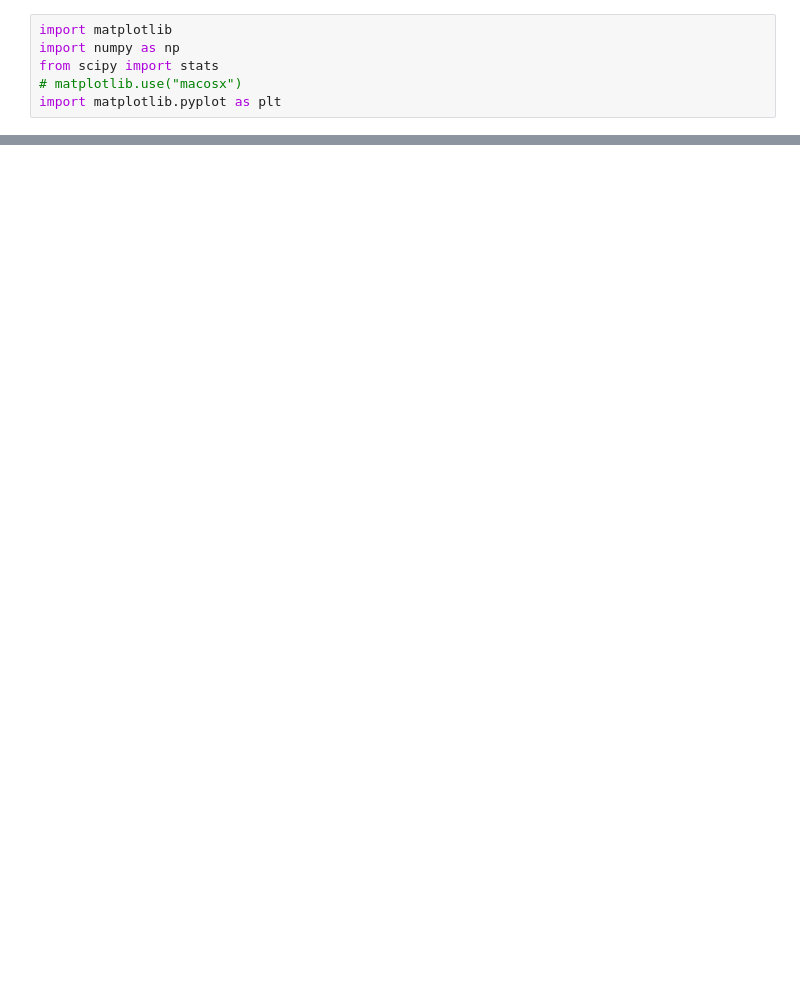
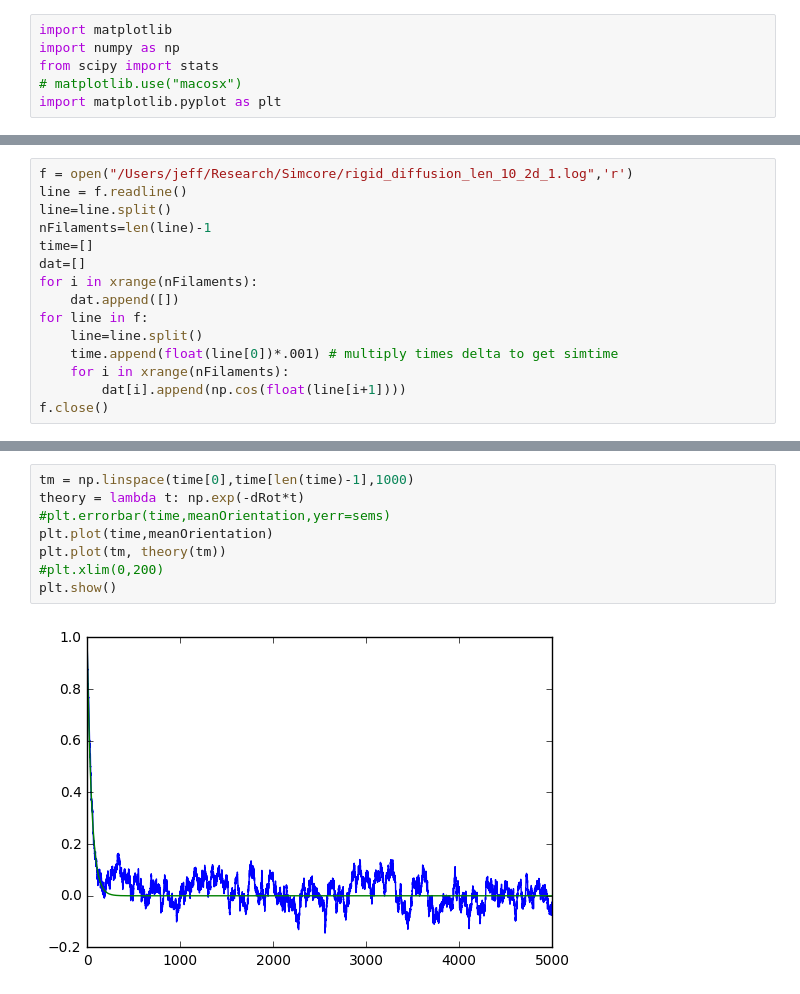
Before and after one commit to jeffmm/simcore, a Jupyter notebook: scripts/PlotDiffusion.ipynb, the cells around one changed output, grey strips where cells are left out. Saved outputs shown, nothing was run; the diff lists cells and outputs as text; blank space fills up the shorter version.

```diff
--- a/scripts/PlotDiffusion.ipynb
+++ b/scripts/PlotDiffusion.ipynb
@@ -50,0 +55,15 @@ theory: 0.0103616329185
+# %%
+f = open("/Users/jeff/Research/Simcore/rigid_diffusion_len_10_2d_1.log",'r')
+line = f.readline()
+line=line.split()
+nFilaments=len(line)-1
+time=[]
+dat=[]
+for i in xrange(nFilaments):
+    dat.append([])
+for line in f:
+    line=line.split()
+    time.append(float(line[0])*.001) # multiply times delta to get simtime
+    for i in xrange(nFilaments):
+        dat[i].append(np.cos(float(line[i+1])))
+f.close()
@@ -50,0 +108,10 @@ theory: 0.0103616329185
+# %%
+tm = np.linspace(time[0],time[len(time)-1],1000)
+theory = lambda t: np.exp(-dRot*t)
+#plt.errorbar(time,meanOrientation,yerr=sems)
+plt.plot(time,meanOrientation)
+plt.plot(tm, theory(tm))
+#plt.xlim(0,200)
+plt.show()
+# %% [output]
+[figure, added]
```
Also changed, not shown: parts of 6 cells of this notebook, 14 other files.
